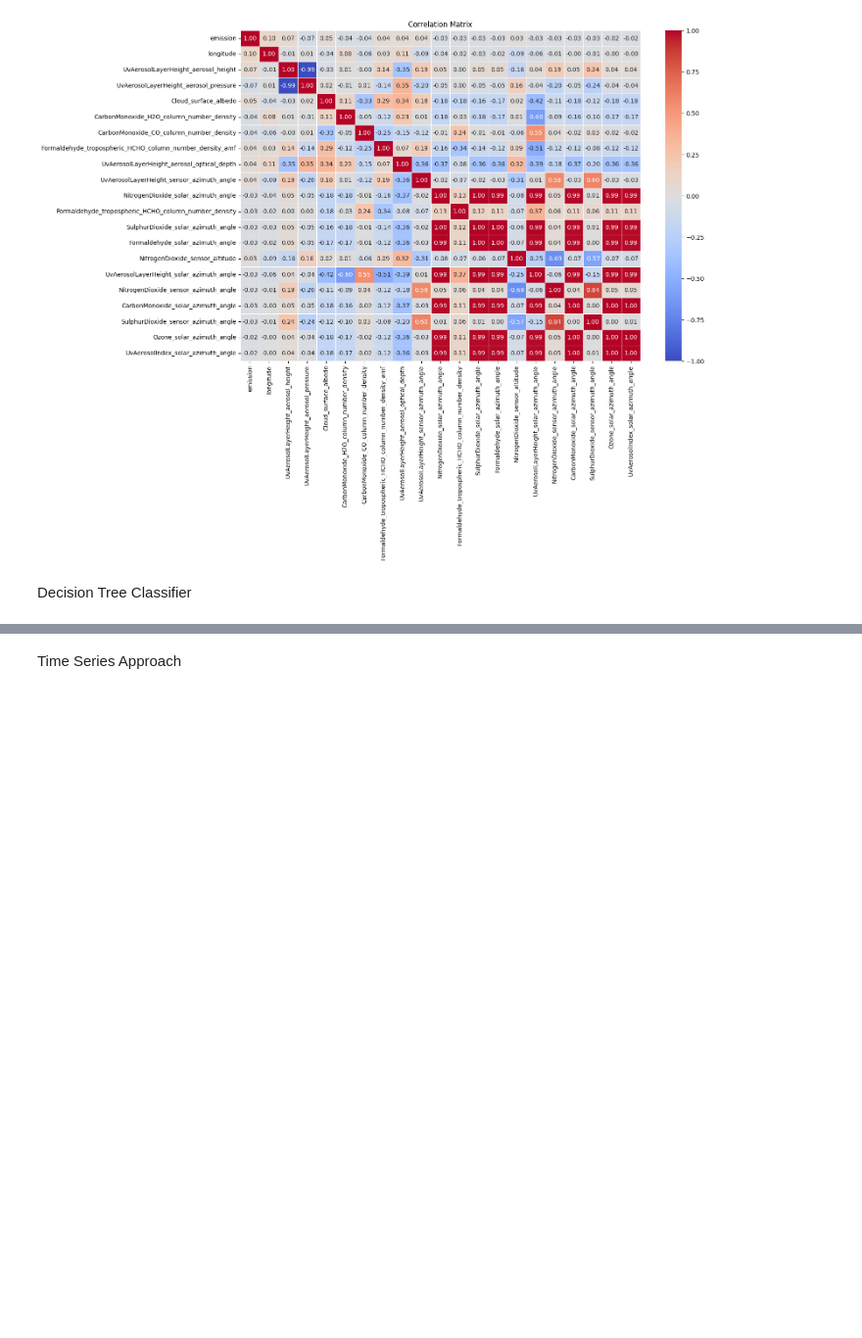
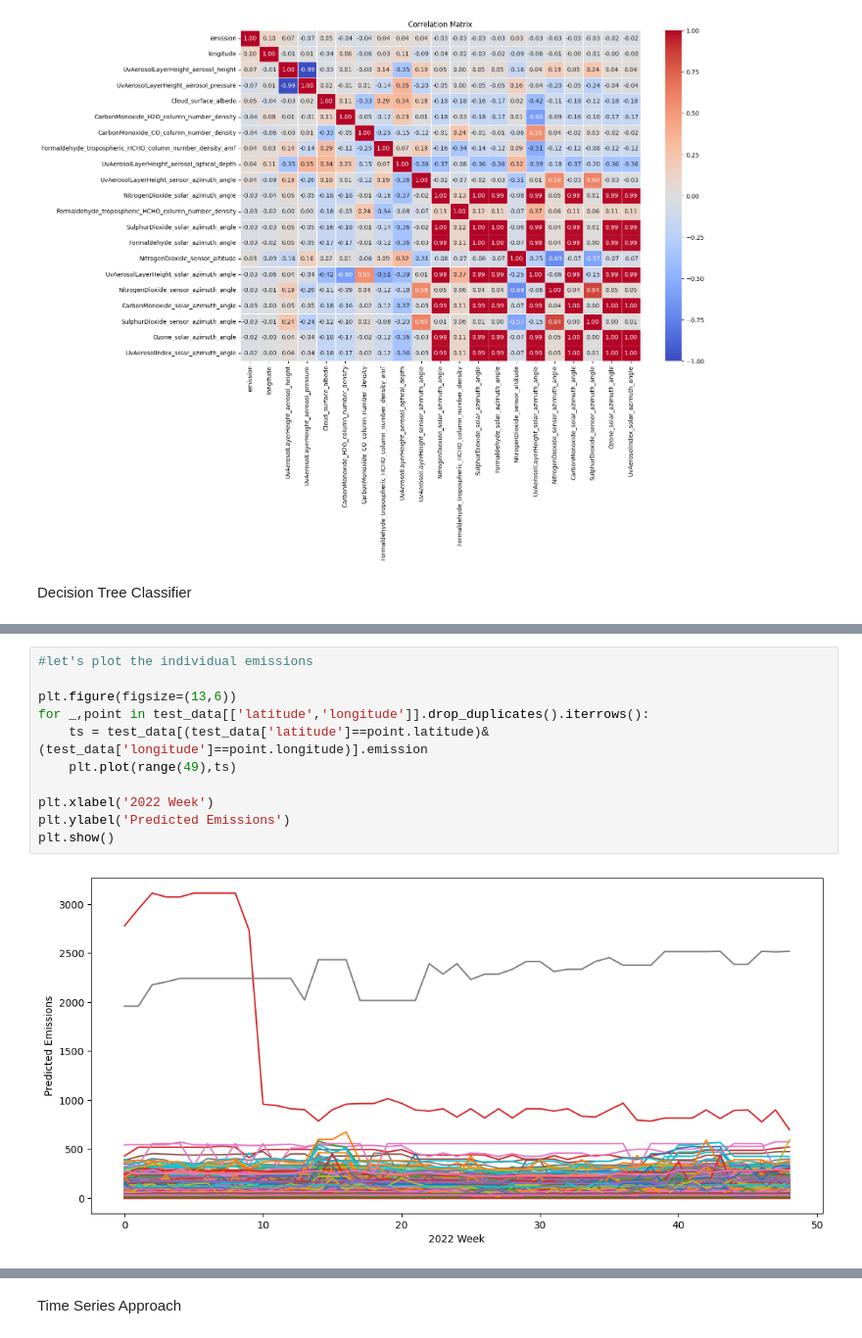
Before and after one commit to riyosha/KaggleNotebooks, a Jupyter notebook: co2_prediction.ipynb, the cells around one changed output, grey strips where cells are left out. Shown at 98% size. Saved outputs shown, nothing was run; the diff lists cells and outputs as text; blank space fills up the shorter version.

```diff
--- a/co2_prediction.ipynb
+++ b/co2_prediction.ipynb
@@ -468 +447,14 @@ DecisionTreeRegressor does not accept missing values encoded as NaN natively. Fo
+# %%
+#let's plot the individual emissions
+
+plt.figure(figsize=(13,6))
+for _,point in test_data[['latitude','longitude']].drop_duplicates().iterrows():
+    ts = test_data[(test_data['latitude']==point.latitude)&(test_data['longitude']==point.longitude)].emission
+    plt.plot(range(49),ts)
+
+plt.xlabel('2022 Week')
+plt.ylabel('Predicted Emissions')
+plt.show()
+# %% [output]
+[figure, added]
 # %%
```
Also changed, not shown: parts of 6 cells of this notebook.
